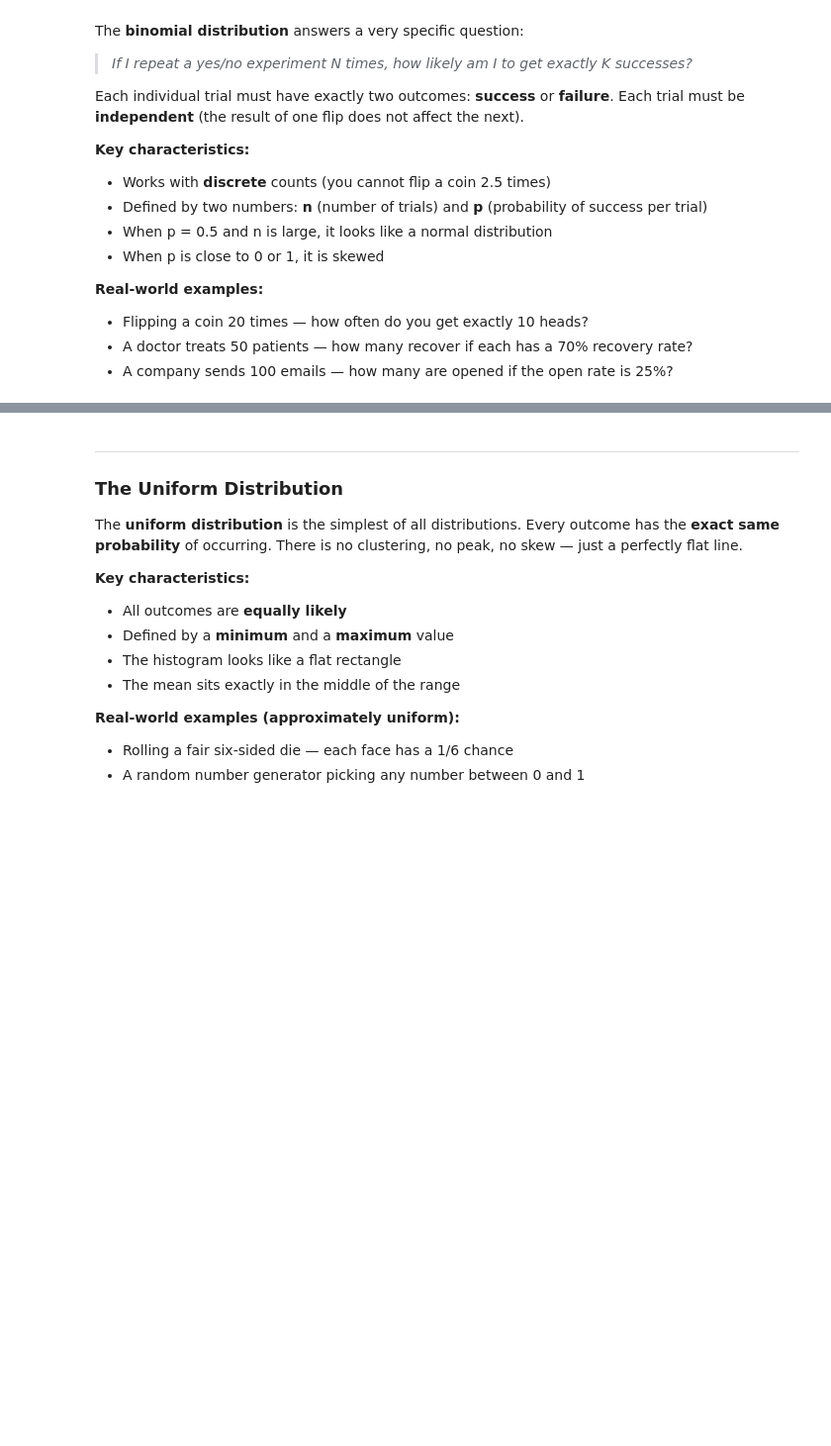
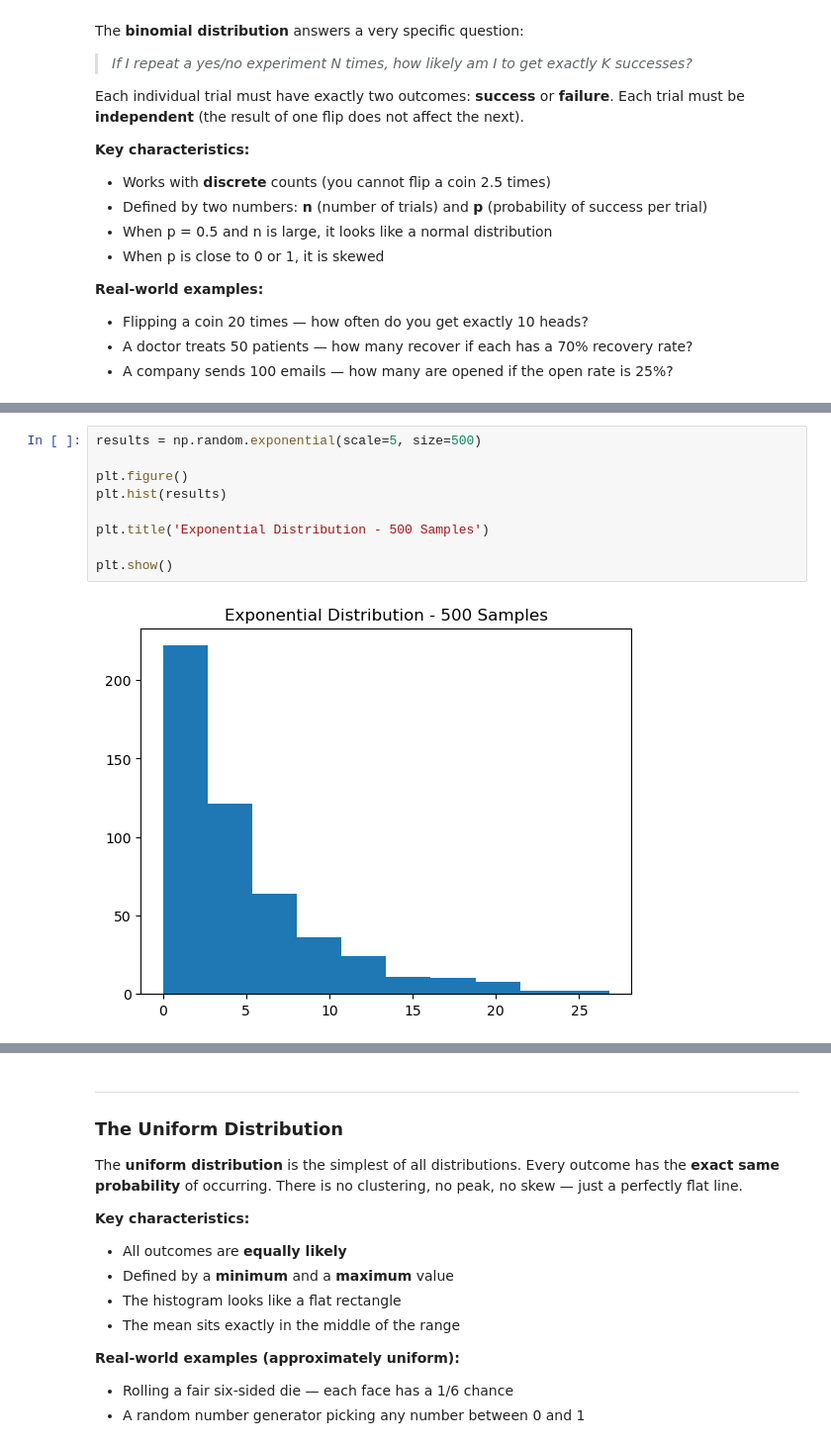
Before and after one commit to F-said/IF-2026, a Jupyter notebook: week6/prob_distributions/prob_distributions.ipynb, the cells around one changed output, grey strips where cells are left out. Shown at 99% size. Drawn from its saved outputs; the diff is of its cells as text; blank space fills up the shorter version.

```diff
--- a/week6/prob_distributions/prob_distributions.ipynb
+++ b/week6/prob_distributions/prob_distributions.ipynb
@@ -406,3 +448,14 @@ print(results)
+# %%
+results = np.random.exponential(scale=5, size=500)
+
+plt.figure()
+plt.hist(results)
+
+plt.title('Exponential Distribution - 500 Samples')
+
+plt.show()
+# %% [output]
+[figure, added]
 # %%
 # Plot the distribution of outcomes
 plt.figure()
```
Also changed, not shown: parts of 24 cells of this notebook, 5 other files.
